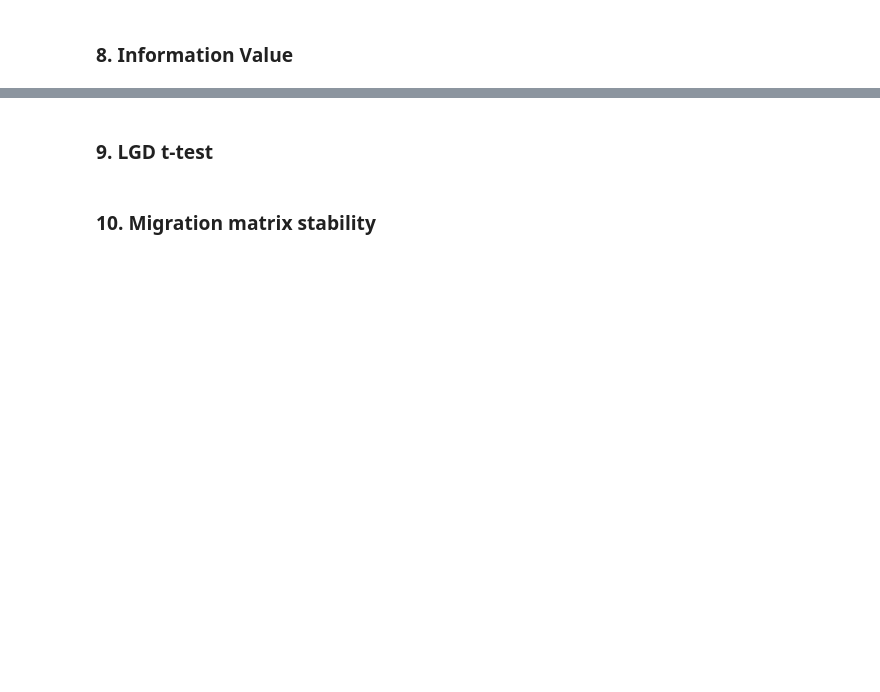
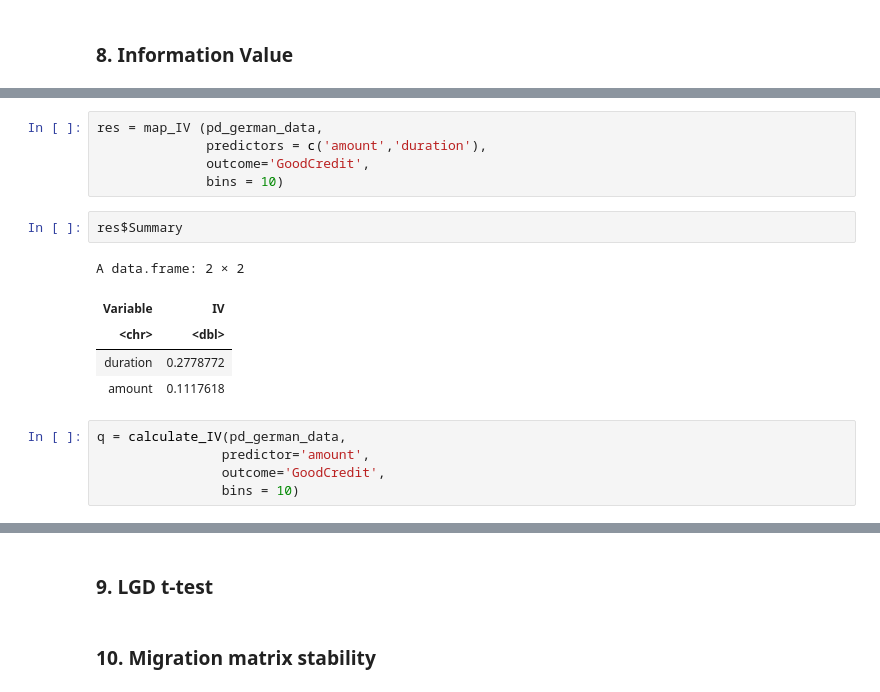
Before and after one commit to vanga/meliora, a Jupyter notebook: examples/r_benchmarks.ipynb, the cells around one changed output, grey strips where cells are left out. Drawn from its saved outputs; the diff is of its cells as text; blank space fills up the shorter version.

```diff
--- a/examples/r_benchmarks.ipynb
+++ b/examples/r_benchmarks.ipynb
@@ -243,0 +465,18 @@ c(3,3,3,rep(2:5,each=3))
+# %%
+res = map_IV (pd_german_data,
+              predictors = c('amount','duration'),
+              outcome='GoodCredit',
+              bins = 10)
+# %%
+res$Summary
+# %% [output]
+A data.frame: 2 × 2
+| Variable | IV |
+| <chr> | <dbl> |
+| duration | 0.2778772 |
+| amount | 0.1117618 |
+# %%
+q = calculate_IV(pd_german_data,
+                predictor='amount',
+                outcome='GoodCredit',
+                bins = 10)
```
Also changed, not shown: parts of 5 cells of this notebook, 8 other files.
